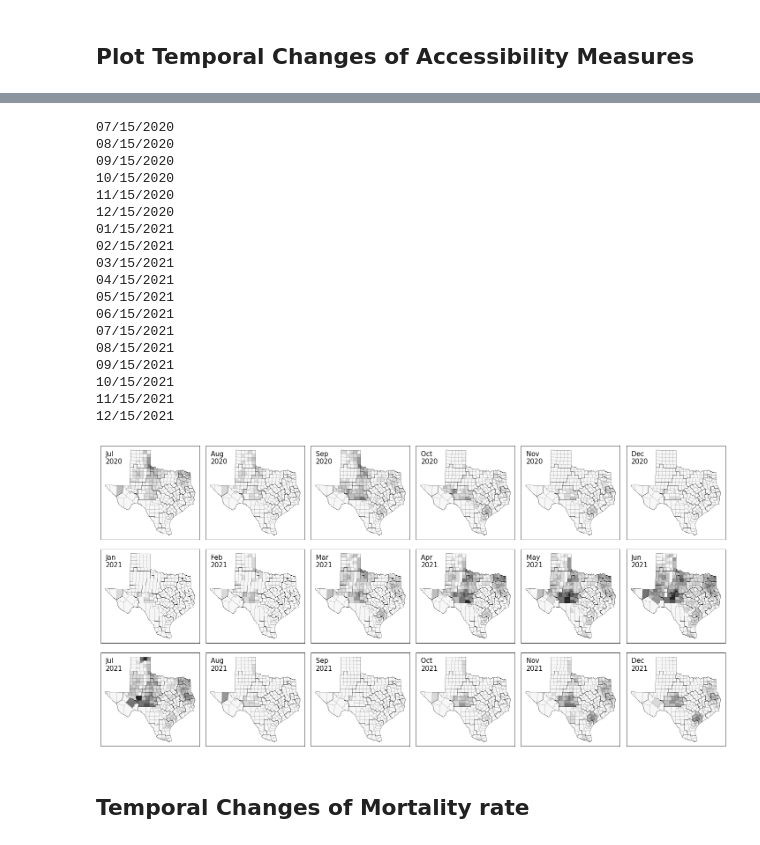
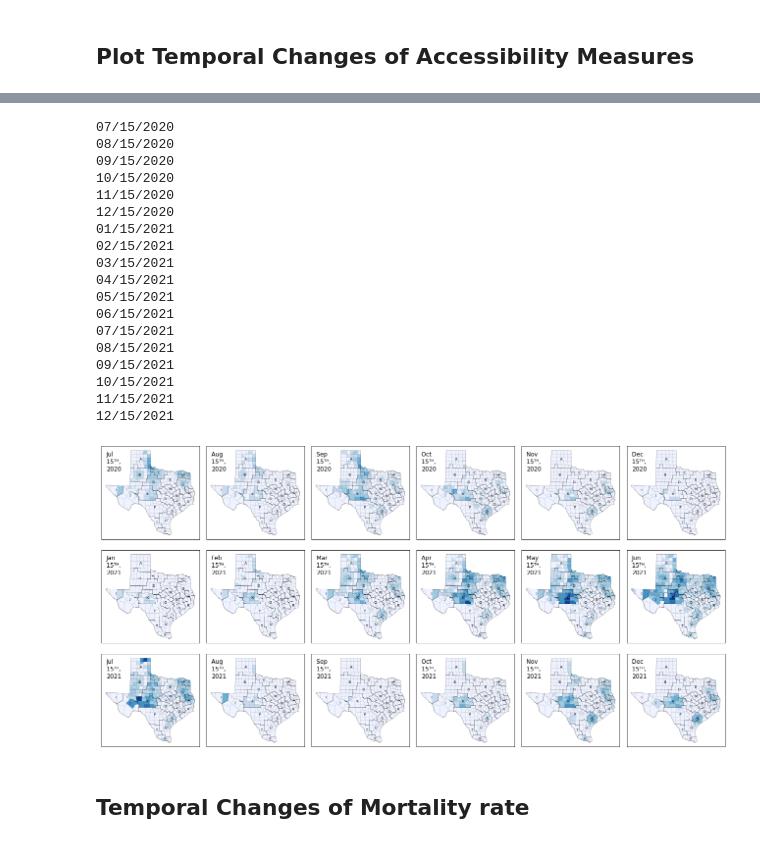
Before and after one commit to cybergis/ST_ICU_Access, a Jupyter notebook: plots.ipynb, the cells around one changed output, grey strips where cells are left out. Cells and saved outputs as stored; diff of their text form; code cells hidden in the pictures.

```diff
--- a/plots.ipynb
+++ b/plots.ipynb
@@ -83,3 +106,8 @@ focus_date_dict['12/31/2021'] = ['12/28/2021', '12/29/2021', '12/30/2021', '12/3
 # # focus_date_dict
 # %% [markdown]
 ## COVID Case and Death
+# %%
+tsa = pd.read_json('./data/original_data/tsa_county.json')
+# tsa = tsa.set_index('County')
+tsa['FIPS'] = tsa['FIPS'].astype(str)
+tsa
@@ -169,5 +211,6 @@ pop = pop.rename(columns={'B01003_001E': 'pop'})
 pop['pop'] = pop['pop'].astype(int)
 pop = pop.groupby(by='FIPS').sum()
 pop = pop.reset_index()
+pop = pop.merge(tsa, on='FIPS')
 pop
 # %% [output]
@@ -198,5 +241,6 @@ county['case_ratio'] = county['case'] / county['pop'] * 1000
 county['death_ratio'] = county['death'] / county['pop'] * 1000
 county['case_fatality'] = county['death'] / county['case'] * 1000
 county = county.rename(columns={'index':'NAME'})
+county = county.to_crs(epsg=3081)
 county
 # %% [output]
@@ -229,0 +311,12 @@ plt.show()
+# %%
+# Define map classification - power of 10
+map_class = [10**num for num in range(1, 7)]
+print(map_class)
+
+for idx, cls in enumerate(map_class):
+    if idx != 0:
+        temp_count = county.loc[(county['case'] < cls) & (county['case'] > map_class[idx-1])].shape[0]
+        print(cls, temp_count)
+    elif idx == 0:
+        temp_count = county.loc[(county['case'] < cls) & (county['case'] > 0)].shape[0]
+        print(cls, temp_count)
@@ -371,10 +774,10 @@ period = ['07/15/2020', '08/15/2020', '09/15/2020', '10/15/2020', '11/15/2020',
           '07/15/2021', '08/15/2021', '09/15/2021', '10/15/2021', '11/15/2021', '12/15/2021'
          ]
 # Define color map
-color_brewer = ['#f7f7f7','#d9d9d9','#bdbdbd','#969696','#737373','#525252','#252525']
+color_brewer = ['#eff3ff','#c6dbef','#9ecae1','#6baed6','#4292c6','#2171b5','#084594']
 cm = LinearSegmentedColormap.from_list('cb_', color_brewer, N=7)
 
-fig, axes = plt.subplots(3, 6, figsize=(20,10))
+fig, axes = plt.subplots(3, 6, figsize=(18,9))
 ax = axes.reshape(-1)
 for idx, m in enumerate(period):
     print(m)
@@ -383,38 +786,49 @@ for idx, m in enumerate(period):
             cmap=cm,
             scheme='user_defined',
             classification_kwds={'bins':map_class_acc.bins} # then speicfy class here.
            )
-    tsa_boundary.boundary.plot(ax=ax[idx], lw=0.3, color='black')
-    county_boundary.boundary.plot(ax=ax[idx], lw=0.1, color='black')
+    tsa_boundary.boundary.plot(ax=ax[idx], lw=0.3, color='black', linestyle='dashed')
+    county_boundary.boundary.plot(ax=ax[idx], lw=0.15, color='black', linestyle='dotted')
 
-#     ax[idx].set_title(month_text)
+    for idx_1, row in tsa_boundary.iterrows(): # Iterate everyrow in `tsa` GeoDataFrame
+        ax[idx].text(s=idx_1, # String to be displayed; TSA name
+                     x=row['geometry'].centroid.coords[:][0][0], # X coordinate of label
+                     y=row['geometry'].centroid.coords[:][0][1], # Y coordinate of label
+                     fontsize=7,
+                     color='black',
+                     ha='center', # Horizontal align
+                     va='center', # Vertical align
+#                      path_effects=[pe.withStroke(linewidth=1, foreground="white")] # This will create boundary of text
+                    )
+
+
     month_text = datetime.datetime.strptime(m, '%m/%d/%Y')
-    month_text = month_text.strftime('%b \n%Y')
-    ax[idx].text(0.05, 0.95, s=month_text, fontsize=15, ha='left', va='top', transform=ax[idx].transAxes)
+    month_text = month_text.strftime('%b \n15ᵀᴴ, \n%Y')
+    ax[idx].text(0.05, 0.95, s=month_text, fontsize=12, ha='left', va='top', transform=ax[idx].transAxes)
     ax[idx].get_xaxis().set_visible(False)
     ax[idx].get_yaxis().set_visible(False)
 
 plt.tight_layout() # Will shrink empty area
 plt.show()
 # %% [output]
 07/15/2020
 08/15/2020
 09/15/2020
 10/15/2020
 11/15/2020
 12/15/2020
 01/15/2021
 02/15/2021
 03/15/2021
 04/15/2021
 05/15/2021
 06/15/2021
 07/15/2021
 08/15/2021
 09/15/2021
 10/15/2021
 11/15/2021
 12/15/2021
-[figure, old version]
+[figure, new version]
 # %% [markdown]
 ## Temporal Changes of Mortality rate
```
Also changed, not shown: parts of 44 cells of this notebook, 2 other files.
